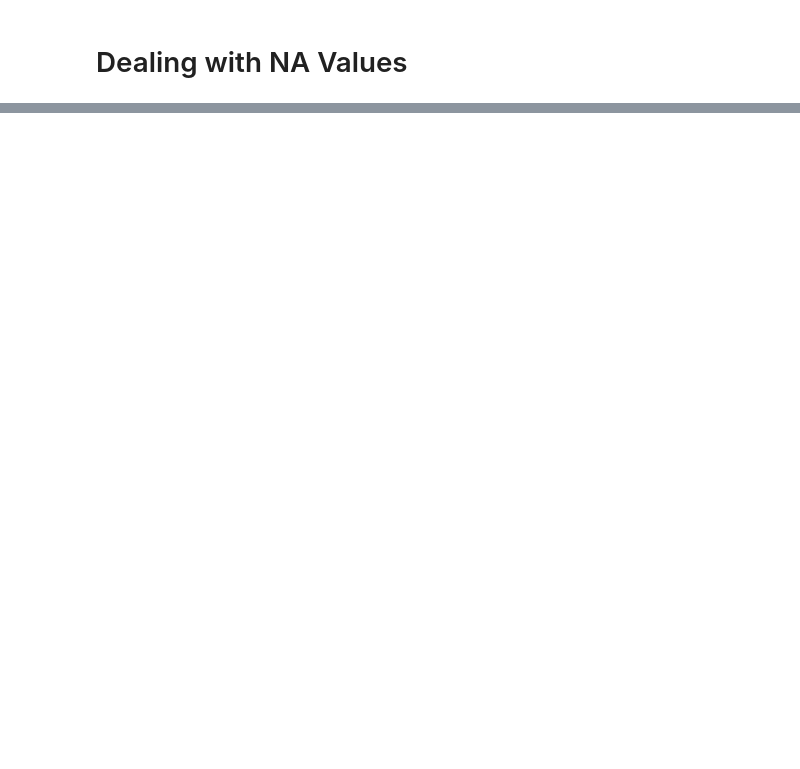
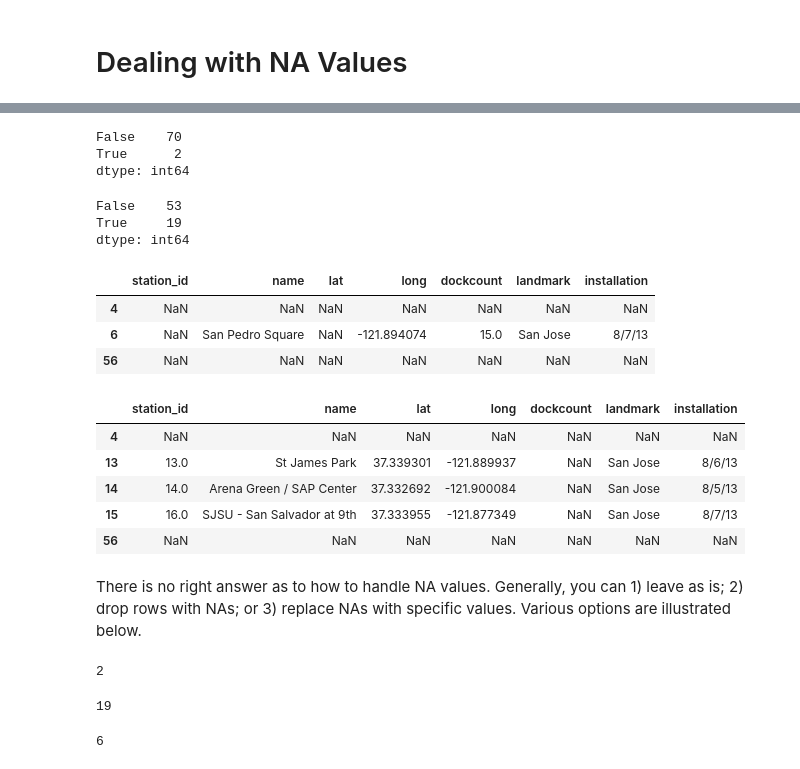
Before and after one commit to ecerami/pandas_essentials, a Jupyter notebook: 4_wrangling_part1.ipynb, the cells around one changed output, grey strips where cells are left out. Saved outputs shown, nothing was run; the diff lists cells and outputs as text; code cells hidden in the pictures; blank space fills up the shorter version.

```diff
--- a/4_wrangling_part1.ipynb
+++ b/4_wrangling_part1.ipynb
@@ -219 +237,54 @@ len(trips_df) - len(trips_df_subset)
+# %%
+# How many rows consist of all NAs?
+stations_corrupted_df.isnull().all(axis="columns").value_counts()
+# %% [output]
+False    70
+True      2
+dtype: int64
+# %%
+# How many rows have 1 or more NAs?
+stations_corrupted_df.isnull().any(axis="columns").value_counts()
+# %% [output]
+False    53
+True     19
+dtype: int64
+# %%
+# Which rows are missing a station_id?
+stations_corrupted_df[stations_corrupted_df.station_id.isnull()]
+# %% [output]
+|  | station_id | name | lat | long | dockcount | landmark | installation |
+| 4 | NaN | NaN | NaN | NaN | NaN | NaN | NaN |
+| 6 | NaN | San Pedro Square | NaN | -121.894074 | 15.0 | San Jose | 8/7/13 |
+| 56 | NaN | NaN | NaN | NaN | NaN | NaN | NaN |
+# %%
+# Which rows are missing dockcount data?
+stations_corrupted_df[stations_corrupted_df.dockcount.isnull()]
+# %% [output]
+|  | station_id | name | lat | long | dockcount | landmark | installation |
+| 4 | NaN | NaN | NaN | NaN | NaN | NaN | NaN |
+| 13 | 13.0 | St James Park | 37.339301 | -121.889937 | NaN | San Jose | 8/6/13 |
+| 14 | 14.0 | Arena Green / SAP Center | 37.332692 | -121.900084 | NaN | San Jose | 8/5/13 |
+| 15 | 16.0 | SJSU - San Salvador at 9th | 37.333955 | -121.877349 | NaN | San Jose | 8/7/13 |
+| 56 | NaN | NaN | NaN | NaN | NaN | NaN | NaN |
+# %% [markdown]
+There is no right answer as to how to handle NA values.  Generally, you can 1)  leave as is;  2) drop rows with NAs;  or 3) replace NAs with specific values.  Various options are illustrated below.
+# %%
+# Drop Example #1:  Drop all rows that contain only NAs
+stations_subset = stations_corrupted_df.dropna(axis='index', how='all')
+len(stations_corrupted_df) - len(stations_subset)
+# %% [output]
+2
+# %%
+# Drop Example #2:  Drop all rows that contain >=1 NAs
+stations_subset = stations_corrupted_df.dropna(axis='index', how='any')
+len(stations_corrupted_df) - len(stations_subset)
+# %% [output]
+19
+# %%
+# Drop Example #3:  Drop all rows where station_id or dockcount is NA
+stations_subset = stations_corrupted_df.dropna(axis='index', how='any',
+    subset = ["station_id", "dockcount"])
+len(stations_corrupted_df) - len(stations_subset)
+# %% [output]
+6
 # %%
```
Also changed, not shown: parts of 33 cells of this notebook, 3 other files.
